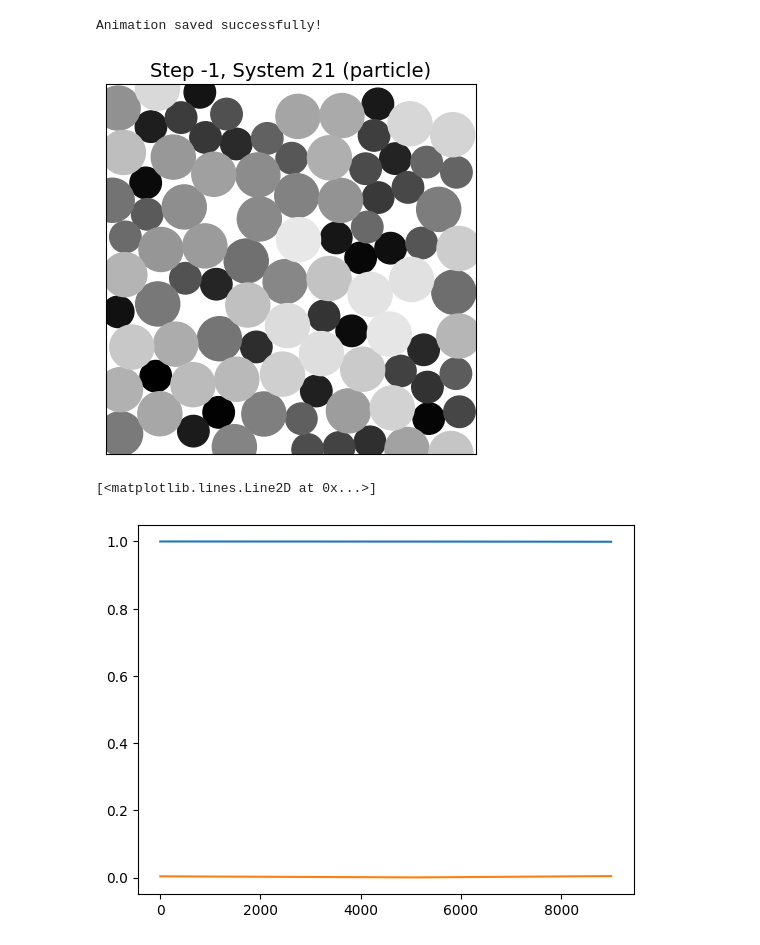
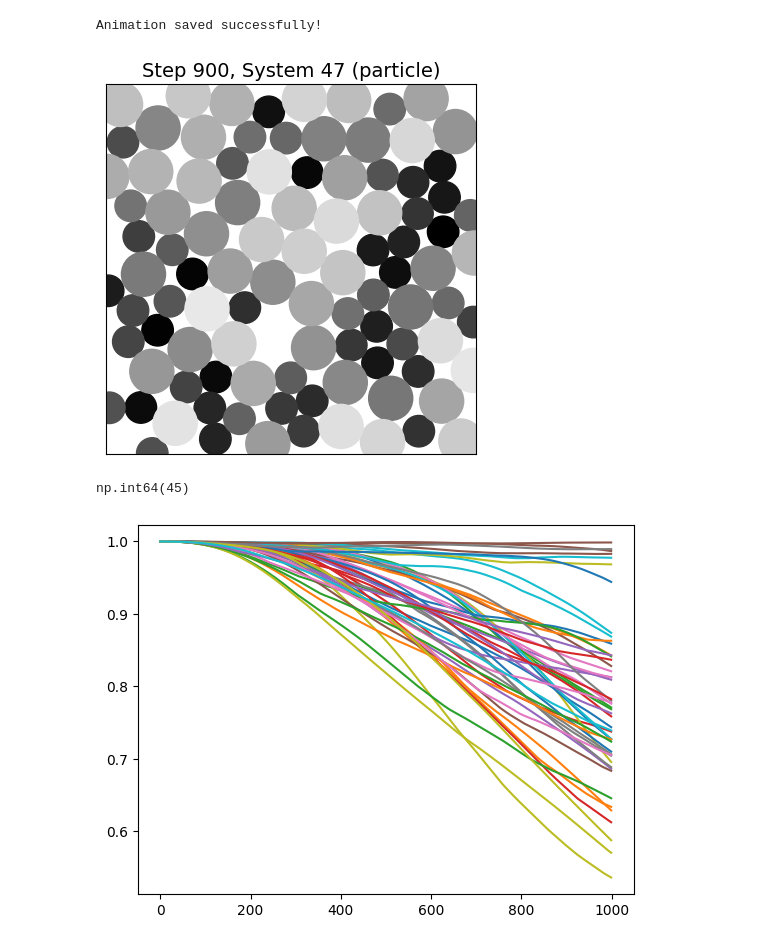
Before and after one commit to mmccraw98/notebooks-fall-25, a Jupyter notebook: 11/effective-modes/test_disk.ipynb, the cells around one changed output. Saved outputs shown, nothing was run; the diff lists cells and outputs as text; code cells hidden in the pictures.

```diff
--- a/11/effective-modes/test_disk.ipynb
+++ b/11/effective-modes/test_disk.ipynb
@@ -130,18 +144,18 @@ create_animation(
 Saving animation to anim.gif...
 Animation saved successfully!
 # %%
-sid = 21
-fid = -1
+sid = 47
+fid = 900
 draw_particles_frame(fid, plt.gca(), dynamics_data, sid, True, 'particle', 'grey', 'trajectory', 1.1)
 v = vec_list[sid].copy()
 
 N = non_rattler_id_list[sid].size
 
 # i = -1
 # v_i = np.column_stack((v[:N, i], v[N:, i]))
 
 # p = np.mod(data.pos[data.system_id == sid][non_rattler_id_list[sid]], data.box_size[sid])
 # plt.quiver(p[:, 0], p[:, 1], v_i[:, 0], v_i[:, 1])
 # %% [output]
-[figure, old version]
+[figure, new version]
 # %%
@@ -151,9 +165,12 @@ k = (2 * np.pi / (2 * dynamics_data.rad))
 C = np.add.reduceat(j0(k * np.linalg.norm(P - P[0], axis=-1)), dynamics_data.system_offset[:-1], axis=1) / dynamics_data.system_size
 U = np.add.reduceat(np.linalg.norm(P - np.mean(P, axis=0), axis=-1), dynamics_data.system_offset[:-1], axis=1) / dynamics_data.system_size
 # %%
-plt.plot(C[:, -1])
-plt.plot(U[:, -1])
+# plt.plot(C[:, sid])
+# plt.plot(U[:, sid])
+plt.plot(C)
+# plt.plot(U)
+np.argmax(np.abs(C[-1]))
 # %% [output]
-[<matplotlib.lines.Line2D at 0x...>]
+np.int64(45)
-[figure, old version]
+[figure, new version]
 # %%
```
Also changed, not shown: parts of 10 cells of this notebook, 33 other files.
